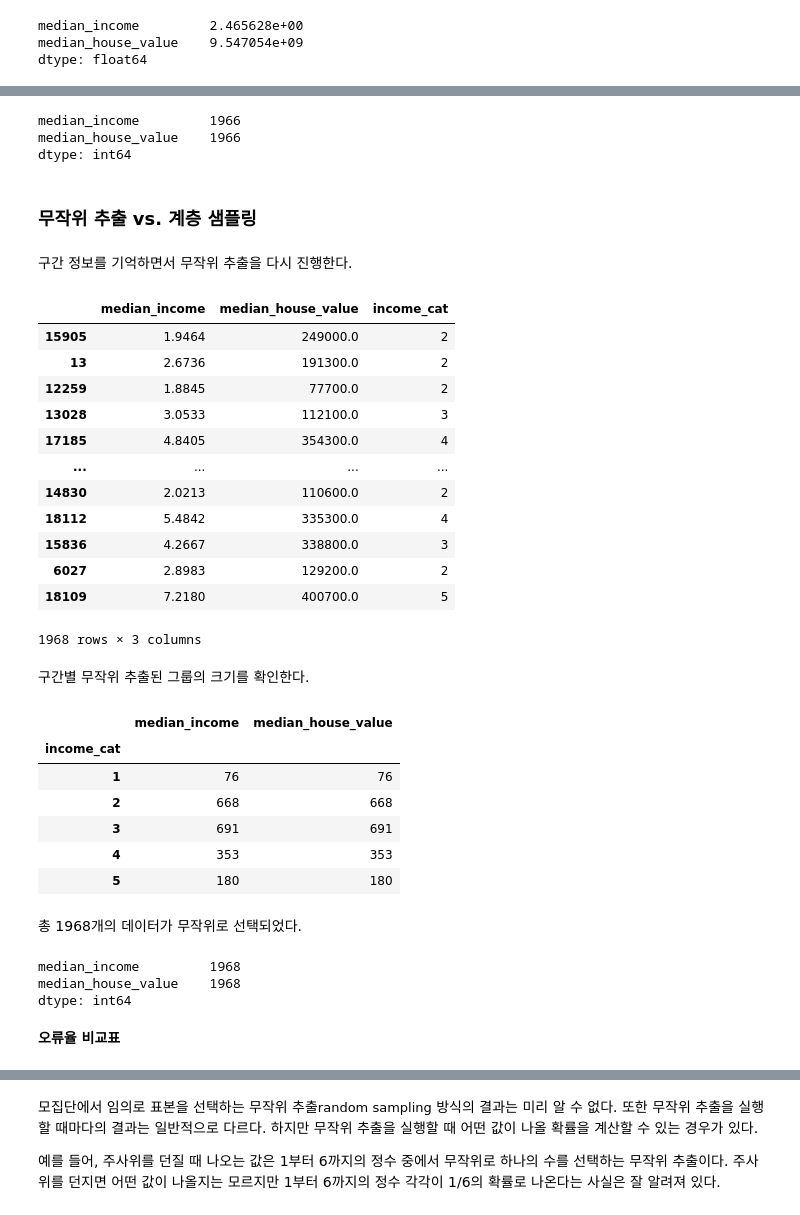
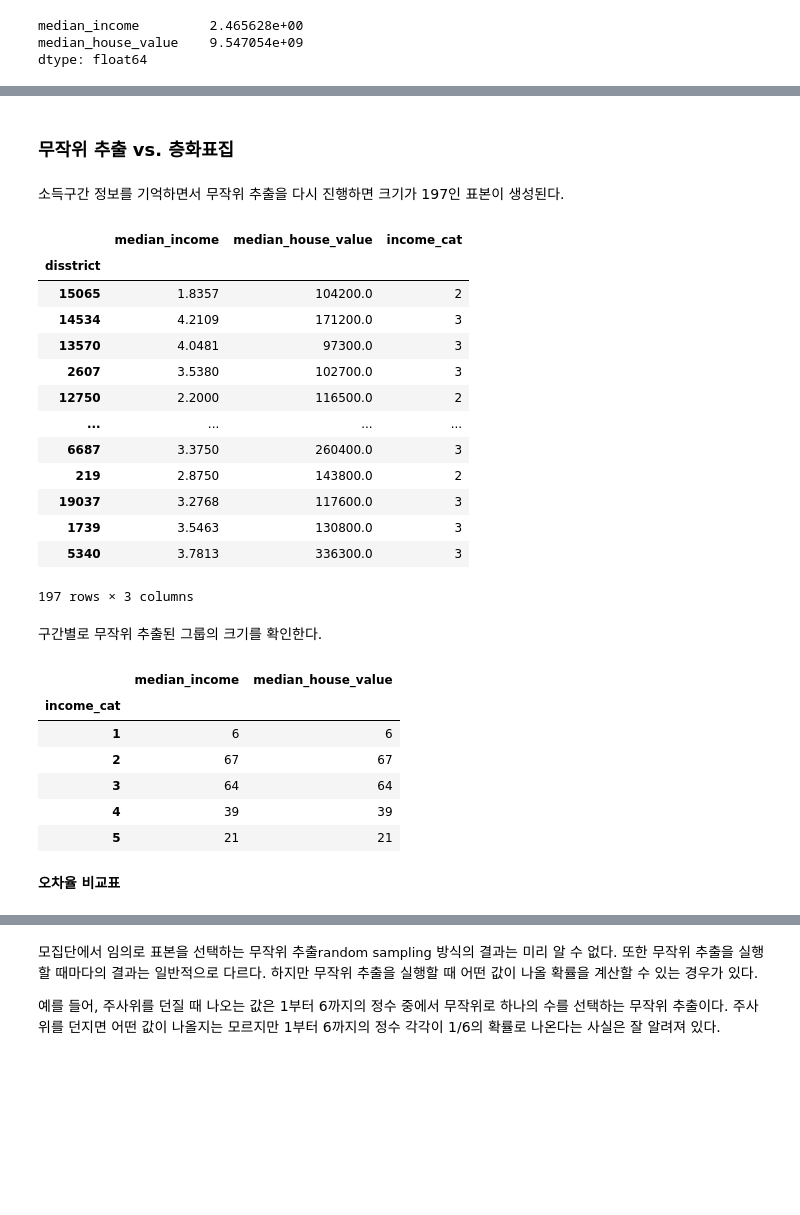
Before and after one commit to codingalzi/DataSci, a Jupyter notebook: _sources/sampling.ipynb, the cells around one changed output, grey strips where cells are left out. Saved outputs shown, nothing was run; the diff lists cells and outputs as text; code cells hidden in the pictures; blank space fills up the shorter version.

```diff
--- a/_sources/sampling.ipynb
+++ b/_sources/sampling.ipynb
@@ -79,0 +97,3 @@ housing
+# %%
+housing.index.name = 'disstrict'
+housing
@@ -401,50 +622,38 @@ stratified_sampling_count
-# %%
-stratified_sampling_count.sum()
-# %% [output]
-median_income         1966
-median_house_value    1966
-dtype: int64
 # %% [markdown]
-### 무작위 추출 vs. 계층 샘플링
+### 무작위 추출 vs. 층화표집
 # %% [markdown]
-구간 정보를 기억하면서 무작위 추출을 다시 진행한다.
+소득구간 정보를 기억하면서 무작위 추출을 다시 진행하면
+크기가 197인 표본이 생성된다.
 # %%
-random_sampling = housing.sample(frac=0.1, random_state=1234)
+random_sampling = housing.sample(frac=0.01, random_state=42)
 random_sampling
 # %% [output]
 |  | median_income | median_house_value | income_cat |
-| 15905 | 1.9464 | 249000.0 | 2 |
-| 13 | 2.6736 | 191300.0 | 2 |
-| 12259 | 1.8845 | 77700.0 | 2 |
-| 13028 | 3.0533 | 112100.0 | 3 |
-| 17185 | 4.8405 | 354300.0 | 4 |
+| disstrict |  |  |  |
+| 15065 | 1.8357 | 104200.0 | 2 |
+| 14534 | 4.2109 | 171200.0 | 3 |
+| 13570 | 4.0481 | 97300.0 | 3 |
+| 2607 | 3.5380 | 102700.0 | 3 |
+| 12750 | 2.2000 | 116500.0 | 2 |
 | ... | ... | ... | ... |
-| 14830 | 2.0213 | 110600.0 | 2 |
-| 18112 | 5.4842 | 335300.0 | 4 |
-| 15836 | 4.2667 | 338800.0 | 3 |
-| 6027 | 2.8983 | 129200.0 | 2 |
-| 18109 | 7.2180 | 400700.0 | 5 |
+| 6687 | 3.3750 | 260400.0 | 3 |
+| 219 | 2.8750 | 143800.0 | 2 |
+| 19037 | 3.2768 | 117600.0 | 3 |
+| 1739 | 3.5463 | 130800.0 | 3 |
+| 5340 | 3.7813 | 336300.0 | 3 |
-1968 rows × 3 columns
+197 rows × 3 columns
 # %% [markdown]
-구간별 무작위 추출된 그룹의 크기를 확인한다.
+구간별로 무작위 추출된 그룹의 크기를 확인한다.
 # %%
 random_sampling_count = random_sampling.groupby('income_cat', observed=False).count()
 random_sampling_count
 # %% [output]
 |  | median_income | median_house_value |
 | income_cat |  |  |
-| 1 | 76 | 76 |
-| 2 | 668 | 668 |
-| 3 | 691 | 691 |
-| 4 | 353 | 353 |
-| 5 | 180 | 180 |
+| 1 | 6 | 6 |
+| 2 | 67 | 67 |
+| 3 | 64 | 64 |
+| 4 | 39 | 39 |
+| 5 | 21 | 21 |
-# %% [markdown]
-총 1968개의 데이터가 무작위로 선택되었다.
-# %%
-random_sampling_count.sum()
-# %% [output]
-median_income         1968
-median_house_value    1968
-dtype: int64
 # %% [markdown]
-**오류율 비교표**
+**오차율 비교표**
```
Also changed, not shown: parts of 184 cells of this notebook, 16 other files.
